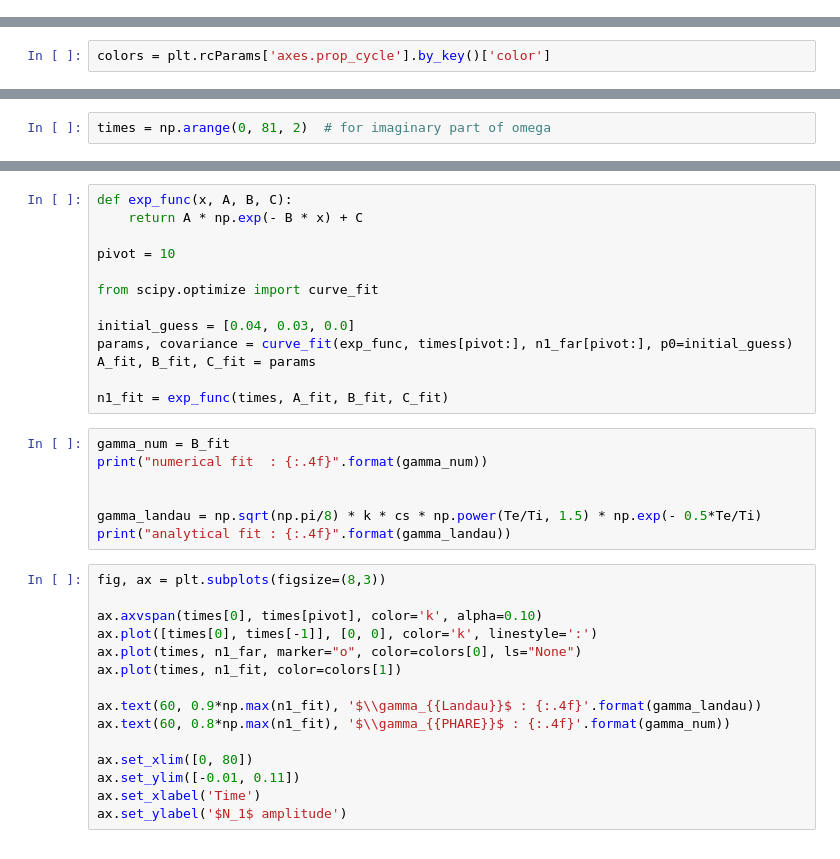
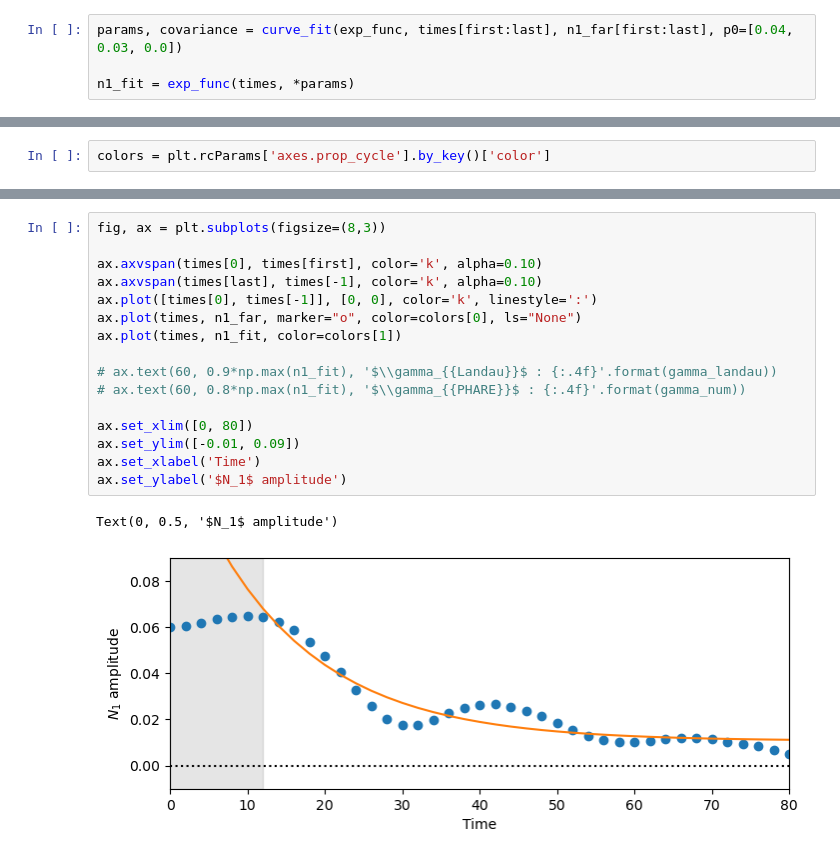
Before and after one commit to rochSmets/farMe, a Jupyter notebook: iaw/iaw.ipynb, the cells around one changed output, grey strips where cells are left out. Saved outputs shown, nothing was run; the diff lists cells and outputs as text.

```diff
--- a/iaw/iaw.ipynb
+++ b/iaw/iaw.ipynb
@@ -205,0 +253,4 @@ run  = Run(run_path)
+# %%
+params, covariance = curve_fit(exp_func, times[first:last], n1_far[first:last], p0=[0.04, 0.03, 0.0])
+
+n1_fit = exp_func(times, *params)
@@ -228,2 +271,0 @@ run  = Run(run_path)
-# %%
-times = np.arange(0, 81, 2)  # for imaginary part of omega
@@ -248,35 +272,19 @@ for i, tim in enumerate(times):
-# %%
-def exp_func(x, A, B, C):
-    return A * np.exp(- B * x) + C
-
-pivot = 10
-
-from scipy.optimize import curve_fit
-
-initial_guess = [0.04, 0.03, 0.0]
-params, covariance = curve_fit(exp_func, times[pivot:], n1_far[pivot:], p0=initial_guess)
-A_fit, B_fit, C_fit = params
-
-n1_fit = exp_func(times, A_fit, B_fit, C_fit)
-# %%
-gamma_num = B_fit
-print("numerical fit  : {:.4f}".format(gamma_num))
-
-
-gamma_landau = np.sqrt(np.pi/8) * k * cs * np.power(Te/Ti, 1.5) * np.exp(- 0.5*Te/Ti)
-print("analytical fit : {:.4f}".format(gamma_landau))
-# %%
-fig, ax = plt.subplots(figsize=(8,3))
-
-ax.axvspan(times[0], times[pivot], color='k', alpha=0.10)
-ax.plot([times[0], times[-1]], [0, 0], color='k', linestyle=':')
-ax.plot(times, n1_far, marker="o", color=colors[0], ls="None")
-ax.plot(times, n1_fit, color=colors[1])
-
-ax.text(60, 0.9*np.max(n1_fit), '$\\gamma_{{Landau}}$ : {:.4f}'.format(gamma_landau))
-ax.text(60, 0.8*np.max(n1_fit), '$\\gamma_{{PHARE}}$ : {:.4f}'.format(gamma_num))
-
-ax.set_xlim([0, 80])
-ax.set_ylim([-0.01, 0.11])
-ax.set_xlabel('Time')
-ax.set_ylabel('$N_1$ amplitude')
+# %%
+fig, ax = plt.subplots(figsize=(8,3))
+
+ax.axvspan(times[0], times[first], color='k', alpha=0.10)
+ax.axvspan(times[last], times[-1], color='k', alpha=0.10)
+ax.plot([times[0], times[-1]], [0, 0], color='k', linestyle=':')
+ax.plot(times, n1_far, marker="o", color=colors[0], ls="None")
+ax.plot(times, n1_fit, color=colors[1])
+
+# ax.text(60, 0.9*np.max(n1_fit), '$\\gamma_{{Landau}}$ : {:.4f}'.format(gamma_landau))
+# ax.text(60, 0.8*np.max(n1_fit), '$\\gamma_{{PHARE}}$ : {:.4f}'.format(gamma_num))
+
+ax.set_xlim([0, 80])
+ax.set_ylim([-0.01, 0.09])
+ax.set_xlabel('Time')
+ax.set_ylabel('$N_1$ amplitude')
+# %% [output]
+Text(0, 0.5, '$N_1$ amplitude')
+[figure, added]
```
Also changed, not shown: parts of 19 cells of this notebook, 2 other files.
